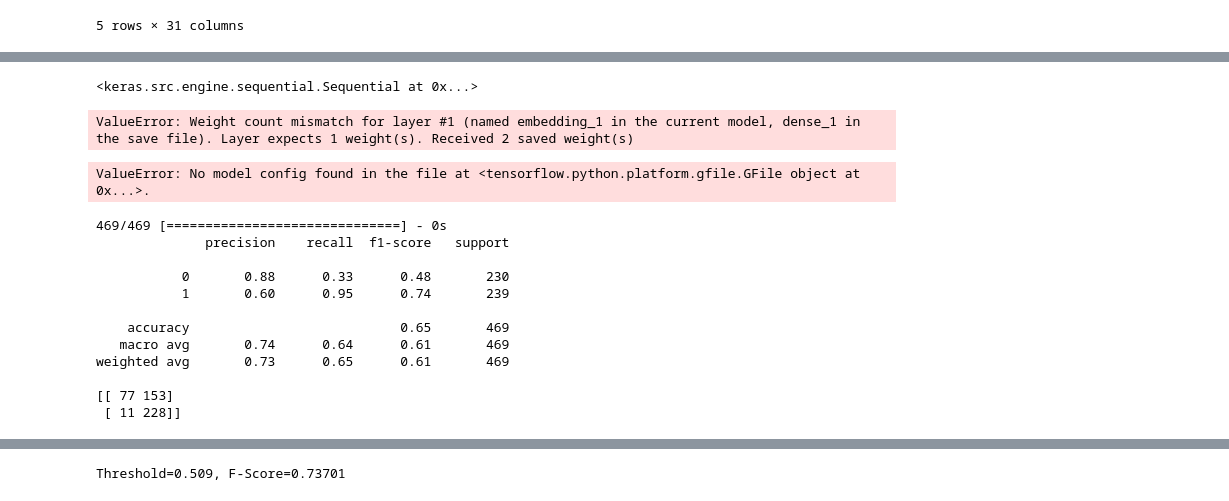
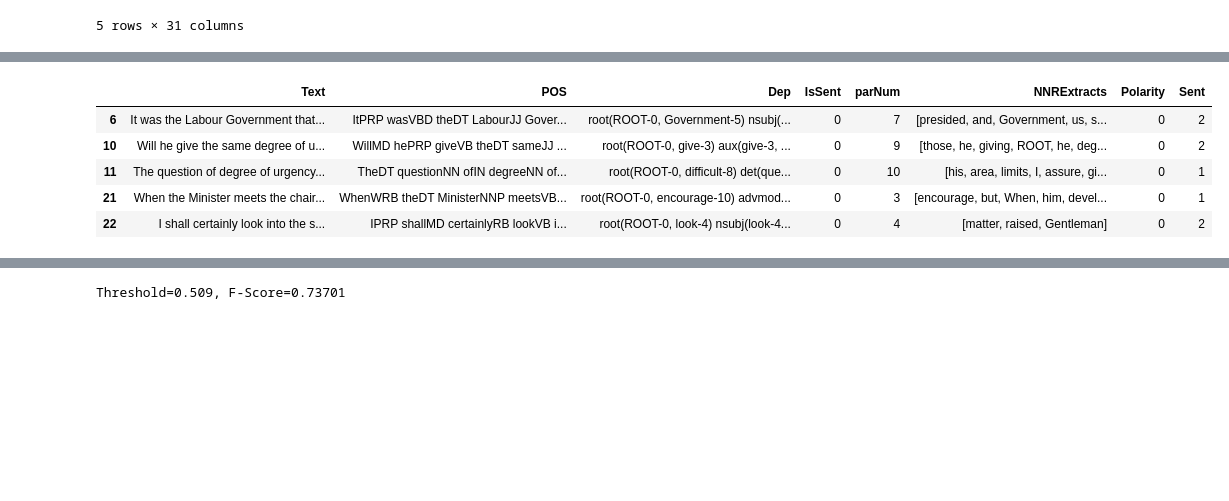
Before and after one commit to roryduthie/Ethos_Mining, a Jupyter notebook: scripts/Ethos_Mining_LLM.ipynb, the cells around one changed output, grey strips where cells are left out. Drawn from its saved outputs; the diff is of its cells as text; code cells hidden in the pictures; blank space fills up the shorter version.

Commit message:
rmeoving previous keras based model

```diff
--- a/scripts/Ethos_Mining_LLM.ipynb
+++ b/scripts/Ethos_Mining_LLM.ipynb
@@ -396,37 +235,0 @@ model
-# %%
-model
-# %% [output]
-<keras.src.engine.sequential.Sequential at 0x...>
-# %%
-#model= Model(inputs=model.input, output=model.output)
-model.load_weights("model-15-P-0.5984251968503937R-0.9539748953974896F-0.7354838709677419.hdf5")
-# %% [output]
-ValueError: Weight count mismatch for layer #1 (named embedding_1 in the current model, dense_1 in the save file). Layer expects 1 weight(s). Received 2 saved weight(s)
-# %%
-model = keras.models.load_model("model-15-P-0.5984251968503937R-0.9539748953974896F-0.7354838709677419.hdf5")
-# %% [output]
-ValueError: No model config found in the file at <tensorflow.python.platform.gfile.GFile object at 0x...>.
-# %%
-
-model.compile(loss='binary_crossentropy', optimizer='adam', metrics=['binary_accuracy'])
-#, 'fmeasure', 'precision', 'recall'
-
-predictions = model.predict_classes([test_text_data, test_deps_data, test_pos_data, test_rels_data, test_sent_data])
-target_names = ['0', '1']
-
-print(classification_report(test_labels, predictions, target_names=target_names))
-
-print(confusion_matrix(test_labels, predictions))
-# %% [output]
-469/469 [==============================] - 0s
-              precision    recall  f1-score   support
-
-           0       0.88      0.33      0.48       230
-           1       0.60      0.95      0.74       239
-
-    accuracy                           0.65       469
-   macro avg       0.74      0.64      0.61       469
-weighted avg       0.73      0.65      0.61       469
-
-[[ 77 153]
- [ 11 228]]
@@ -434,0 +236,9 @@ DMRNNproba = model.predict([test_text_data, test_deps_data, test_pos_data, test_
+# %%
+train.head()
+# %% [output]
+|  | Text | POS | Dep | IsSent | parNum | NNRExtracts | Polarity | Sent |
+| 6 | It was the Labour Government that... | ItPRP wasVBD theDT LabourJJ Gover... | root(ROOT-0, Government-5) nsubj(... | 0 | 7 | [presided, and, Government, us, s... | 0 | 2 |
+| 10 | Will he give the same degree of u... | WillMD hePRP giveVB theDT sameJJ ... | root(ROOT-0, give-3) aux(give-3, ... | 0 | 9 | [those, he, giving, ROOT, he, deg... | 0 | 2 |
+| 11 | The question of degree of urgency... | TheDT questionNN ofIN degreeNN of... | root(ROOT-0, difficult-8) det(que... | 0 | 10 | [his, area, limits, I, assure, gi... | 0 | 1 |
+| 21 | When the Minister meets the chair... | WhenWRB theDT MinisterNNP meetsVB... | root(ROOT-0, encourage-10) advmod... | 0 | 3 | [encourage, but, When, him, devel... | 0 | 1 |
+| 22 | I shall certainly look into the s... | IPRP shallMD certainlyRB lookVB i... | root(ROOT-0, look-4) nsubj(look-4... | 0 | 4 | [matter, raised, Gentleman] | 0 | 2 |
```
Also changed, not shown: parts of 36 cells of this notebook.
